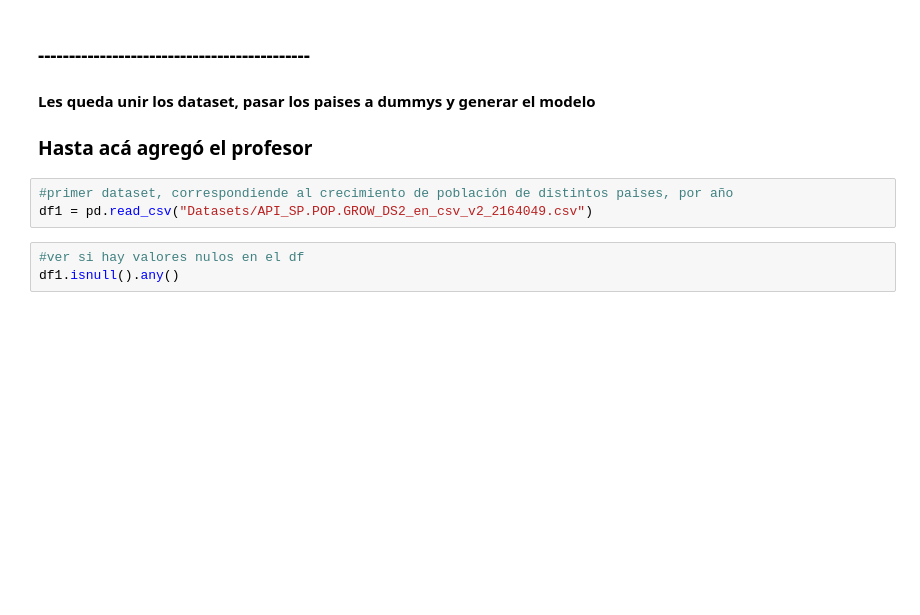
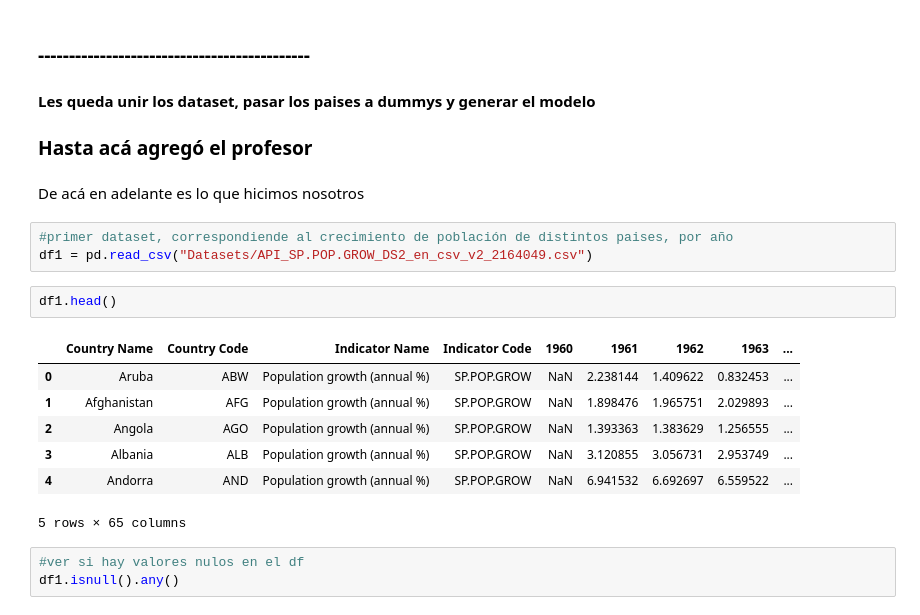
Before and after one commit to proyecto-analitica-empresarial/Entrega, a Jupyter notebook: Analitica_empresarial_Copy1.ipynb, the cells around one changed output. Saved outputs shown, nothing was run; the diff lists cells and outputs as text; blank space fills up the shorter version.

```diff
--- a/Analitica_empresarial_Copy1.ipynb
+++ b/Analitica_empresarial_Copy1.ipynb
@@ -240,9 +240,21 @@ dtype: int64
 ### --------------------------------------------
 #### Les queda unir los dataset, pasar los paises a dummys y generar el modelo
 ### Hasta acá agregó el profesor
+# %% [markdown]
+De acá en adelante es lo que hicimos nosotros
 # %%
 #primer dataset, correspondiende al crecimiento de población de distintos paises, por año
 df1 = pd.read_csv("Datasets/API_SP.POP.GROW_DS2_en_csv_v2_2164049.csv")
+# %%
+df1.head()
+# %% [output]
+|  | Country Name | Country Code | Indicator Name | Indicator Code | 1960 | 1961 | 1962 | 1963 | ... |
+| 0 | Aruba | ABW | Population growth (annual %) | SP.POP.GROW | NaN | 2.238144 | 1.409622 | 0.832453 | ... |
+| 1 | Afghanistan | AFG | Population growth (annual %) | SP.POP.GROW | NaN | 1.898476 | 1.965751 | 2.029893 | ... |
+| 2 | Angola | AGO | Population growth (annual %) | SP.POP.GROW | NaN | 1.393363 | 1.383629 | 1.256555 | ... |
+| 3 | Albania | ALB | Population growth (annual %) | SP.POP.GROW | NaN | 3.120855 | 3.056731 | 2.953749 | ... |
+| 4 | Andorra | AND | Population growth (annual %) | SP.POP.GROW | NaN | 6.941532 | 6.692697 | 6.559522 | ... |
+5 rows × 65 columns
 # %%
 #ver si hay valores nulos en el df
 df1.isnull().any()
```
Also changed, not shown: parts of 17 cells of this notebook.
